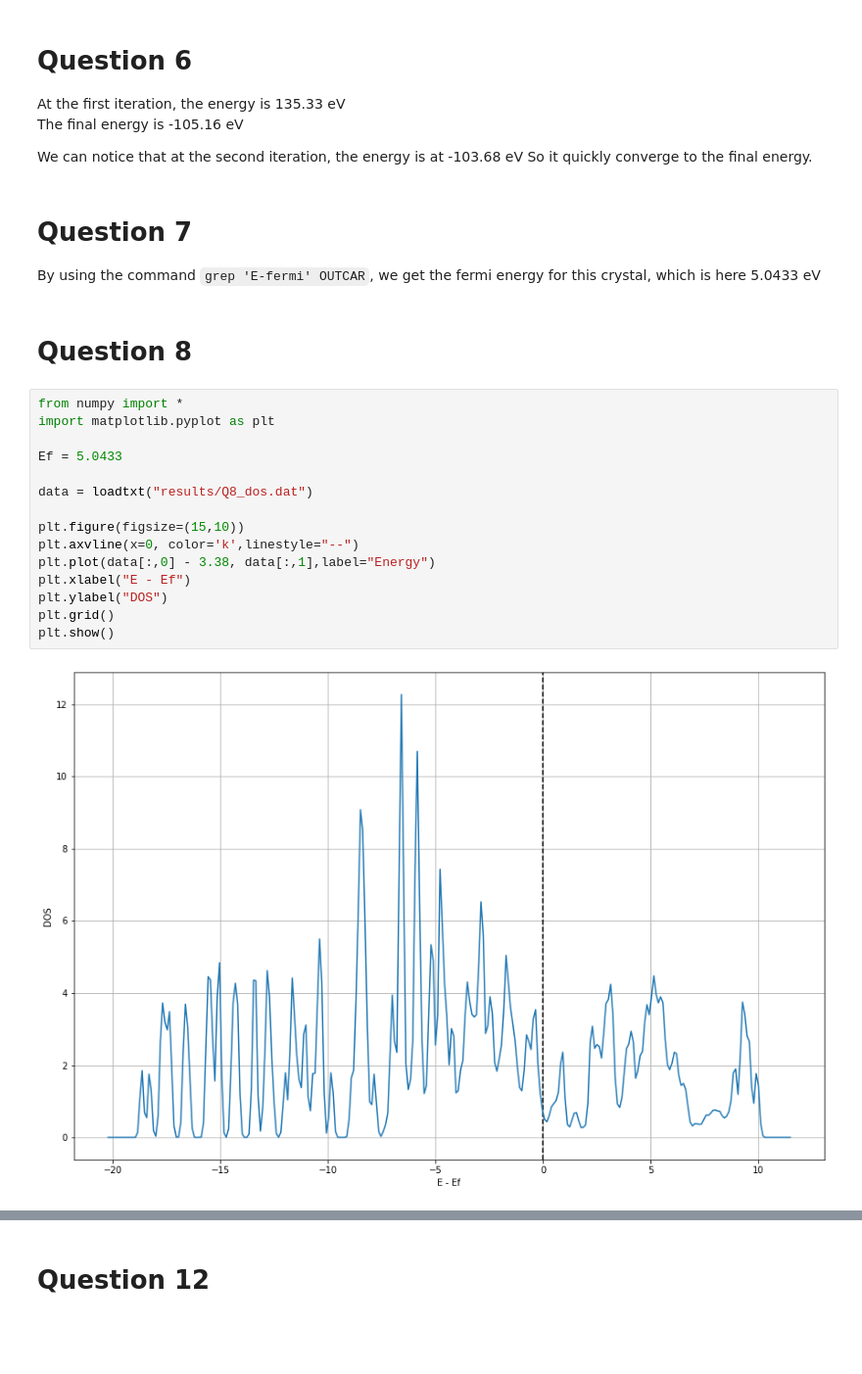
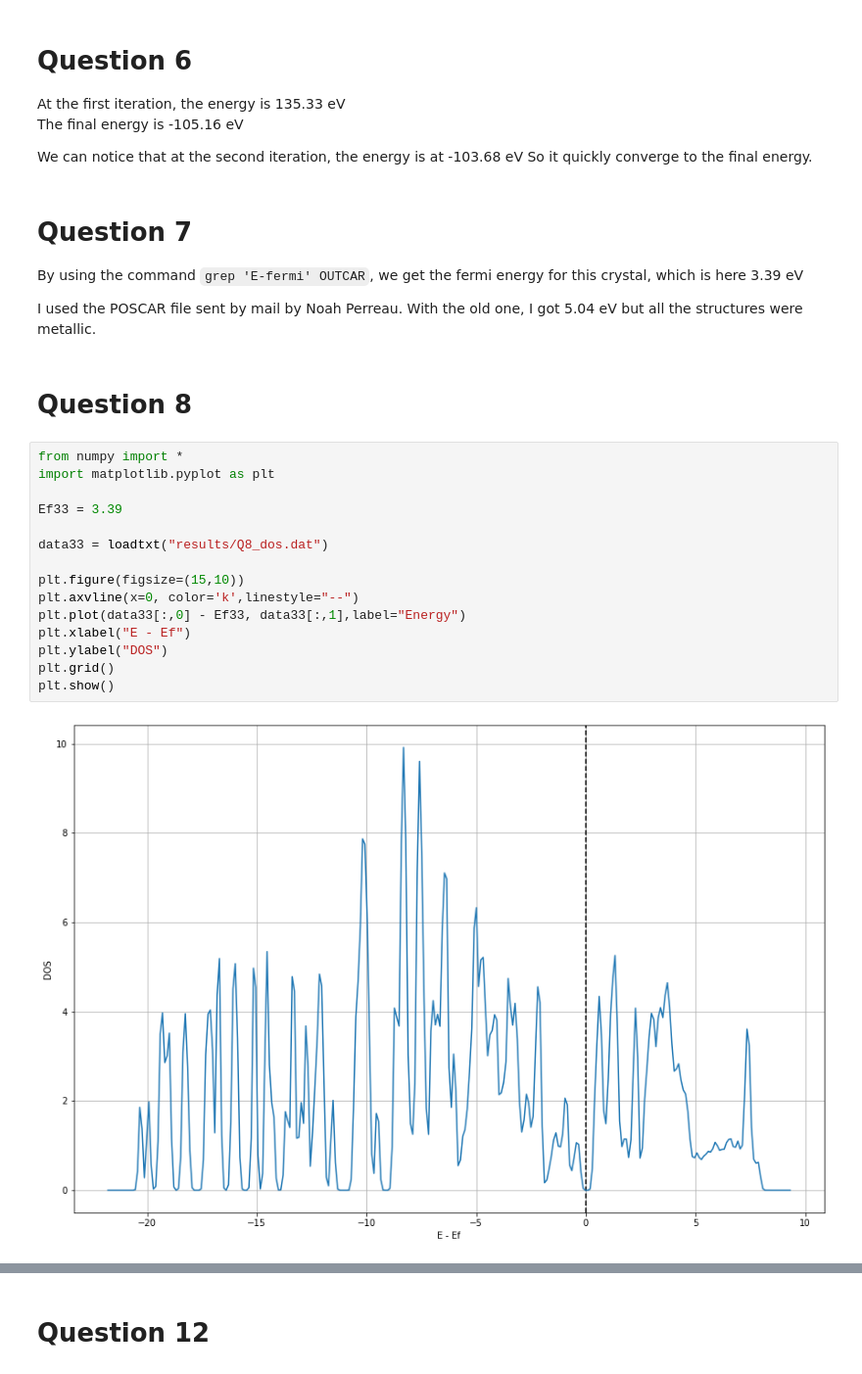
Before and after one commit to LeiRoF/M1-TP-Solid-State, a Jupyter notebook: TP2/Report_TP2.ipynb, the cells around one changed output, grey strips where cells are left out. Shown at 98% size. Cells and saved outputs as stored; diff of their text form; blank space fills up the shorter version.

Commit message:
Corrected POSCAR

```diff
--- a/TP2/Report_TP2.ipynb
+++ b/TP2/Report_TP2.ipynb
@@ -43,24 +43,26 @@ We can notice that at the second iteration, the energy is at -103.68 eV So it qu
 # %% [markdown]
 # Question 7
 
-By using the command `grep 'E-fermi' OUTCAR`, we get the fermi energy for this crystal, which is here 5.0433 eV
+By using the command `grep 'E-fermi' OUTCAR`, we get the fermi energy for this crystal, which is here 3.39 eV
+
+I used the POSCAR file sent by mail by Noah Perreau. With the old one, I got 5.04 eV but all the structures were metallic.
 # %% [markdown]
 # Question 8
 # %%
 from numpy import *
 import matplotlib.pyplot as plt
 
-Ef = 5.0433
+Ef33 = 3.39
 
-data = loadtxt("results/Q8_dos.dat")
+data33 = loadtxt("results/Q8_dos.dat")
 
 plt.figure(figsize=(15,10))
 plt.axvline(x=0, color='k',linestyle="--")
-plt.plot(data[:,0] - 3.38, data[:,1],label="Energy")
+plt.plot(data33[:,0] - Ef33, data33[:,1],label="Energy")
 plt.xlabel("E - Ef")
 plt.ylabel("DOS")
 plt.grid()
 plt.show()
 # %% [output]
-[figure, old version]
+[figure, new version]
 # %% [markdown]
```
Also changed, not shown: parts of 8 cells of this notebook, 4 other files.
